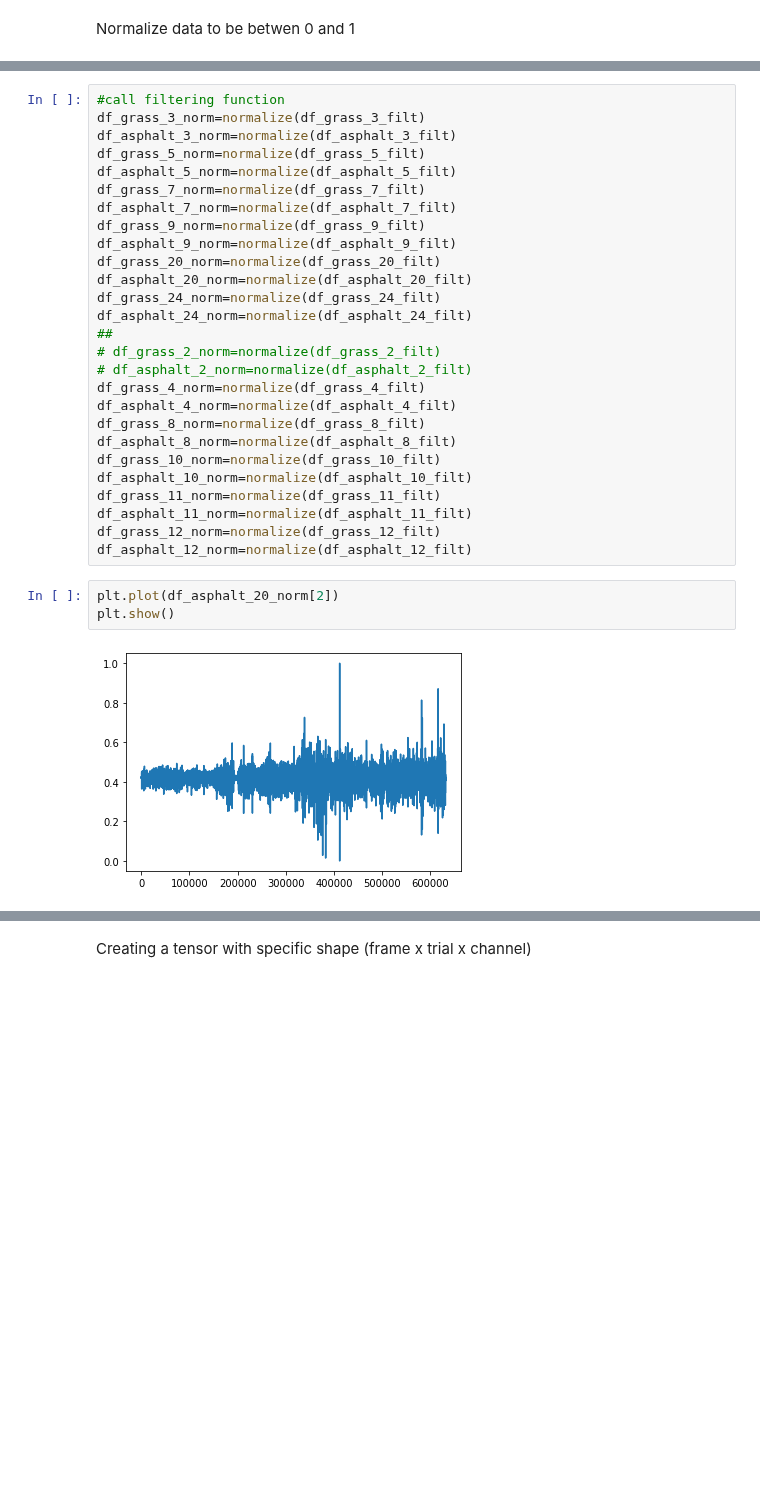
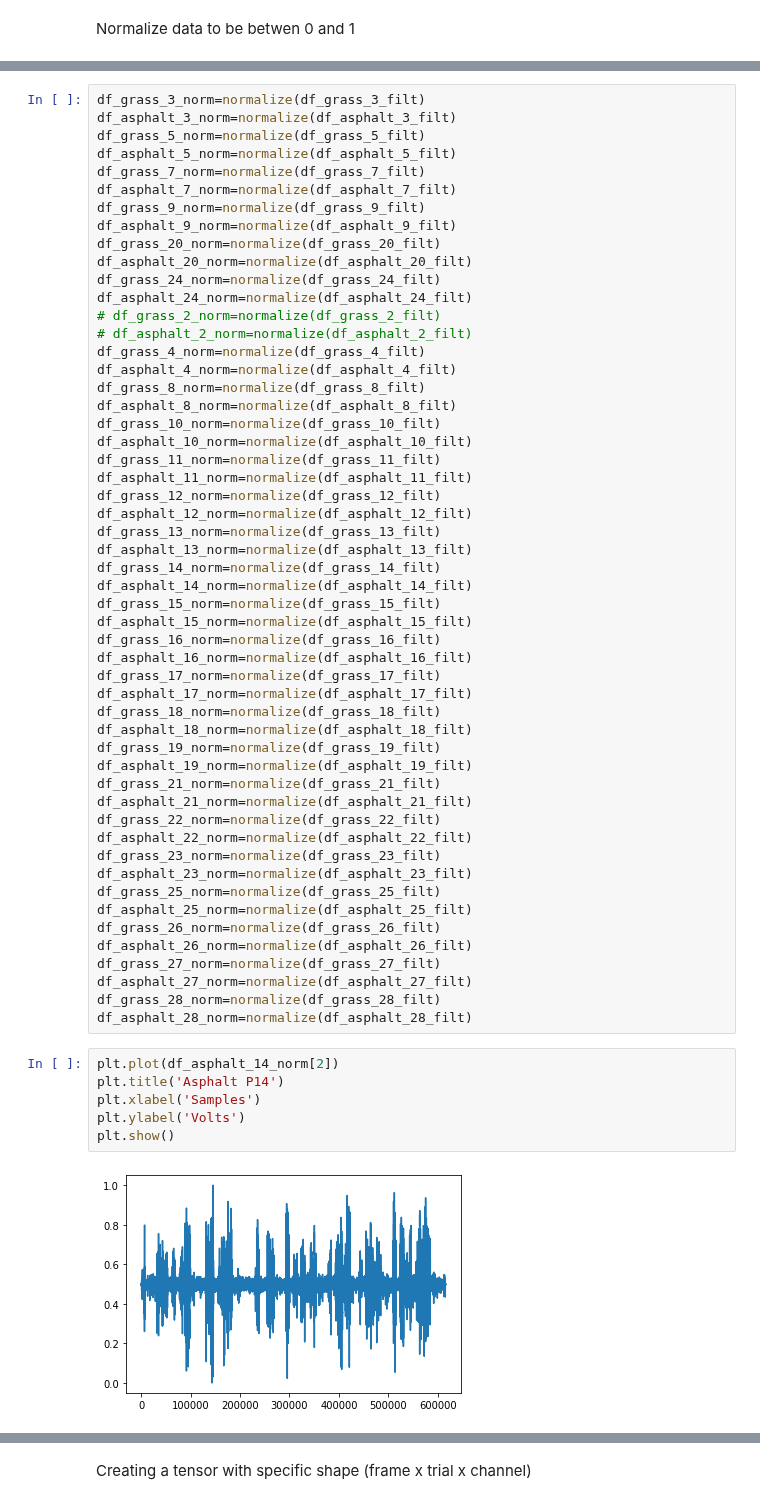
Before and after one commit to Gab2697/Human-Activity-Recognition, a Jupyter notebook: Pre_processing_CNN.ipynb, the cells around one changed output, grey strips where cells are left out. Saved outputs shown, nothing was run; the diff lists cells and outputs as text; blank space fills up the shorter version.

```diff
--- a/Pre_processing_CNN.ipynb
+++ b/Pre_processing_CNN.ipynb
@@ -466,5 +613,4 @@ def normalize(x):
 # %%
-#call filtering function
 df_grass_3_norm=normalize(df_grass_3_filt)
 df_asphalt_3_norm=normalize(df_asphalt_3_filt)
 df_grass_5_norm=normalize(df_grass_5_filt)
@@ -477,7 +623,6 @@ df_grass_20_norm=normalize(df_grass_20_filt)
 df_asphalt_20_norm=normalize(df_asphalt_20_filt)
 df_grass_24_norm=normalize(df_grass_24_filt)
 df_asphalt_24_norm=normalize(df_asphalt_24_filt)
-##
 # df_grass_2_norm=normalize(df_grass_2_filt)
 # df_asphalt_2_norm=normalize(df_asphalt_2_filt)
 df_grass_4_norm=normalize(df_grass_4_filt)
@@ -490,8 +635,39 @@ df_grass_11_norm=normalize(df_grass_11_filt)
 df_asphalt_11_norm=normalize(df_asphalt_11_filt)
 df_grass_12_norm=normalize(df_grass_12_filt)
 df_asphalt_12_norm=normalize(df_asphalt_12_filt)
+df_grass_13_norm=normalize(df_grass_13_filt)
+df_asphalt_13_norm=normalize(df_asphalt_13_filt)
+df_grass_14_norm=normalize(df_grass_14_filt)
+df_asphalt_14_norm=normalize(df_asphalt_14_filt)
+df_grass_15_norm=normalize(df_grass_15_filt)
+df_asphalt_15_norm=normalize(df_asphalt_15_filt)
+df_grass_16_norm=normalize(df_grass_16_filt)
+df_asphalt_16_norm=normalize(df_asphalt_16_filt)
+df_grass_17_norm=normalize(df_grass_17_filt)
+df_asphalt_17_norm=normalize(df_asphalt_17_filt)
+df_grass_18_norm=normalize(df_grass_18_filt)
+df_asphalt_18_norm=normalize(df_asphalt_18_filt)
+df_grass_19_norm=normalize(df_grass_19_filt)
+df_asphalt_19_norm=normalize(df_asphalt_19_filt)
+df_grass_21_norm=normalize(df_grass_21_filt)
+df_asphalt_21_norm=normalize(df_asphalt_21_filt)
+df_grass_22_norm=normalize(df_grass_22_filt)
+df_asphalt_22_norm=normalize(df_asphalt_22_filt)
+df_grass_23_norm=normalize(df_grass_23_filt)
+df_asphalt_23_norm=normalize(df_asphalt_23_filt)
+df_grass_25_norm=normalize(df_grass_25_filt)
+df_asphalt_25_norm=normalize(df_asphalt_25_filt)
+df_grass_26_norm=normalize(df_grass_26_filt)
+df_asphalt_26_norm=normalize(df_asphalt_26_filt)
+df_grass_27_norm=normalize(df_grass_27_filt)
+df_asphalt_27_norm=normalize(df_asphalt_27_filt)
+df_grass_28_norm=normalize(df_grass_28_filt)
+df_asphalt_28_norm=normalize(df_asphalt_28_filt)
 # %%
-plt.plot(df_asphalt_20_norm[2])
+plt.plot(df_asphalt_14_norm[2])
+plt.title('Asphalt P14')
+plt.xlabel('Samples')
+plt.ylabel('Volts')
 plt.show()
 # %% [output]
-[figure, old version]
+[figure, new version]
```
Also changed, not shown: parts of 44 cells of this notebook.
